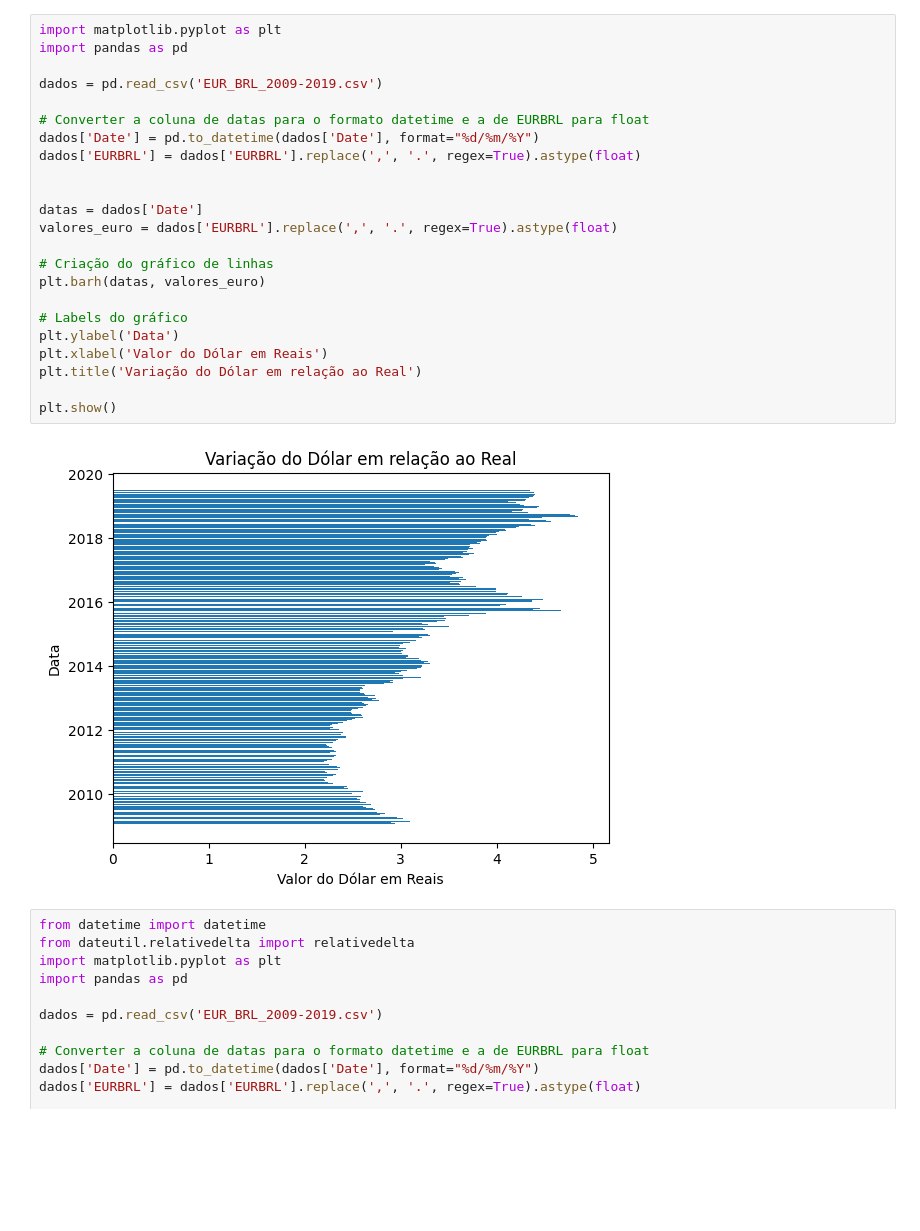
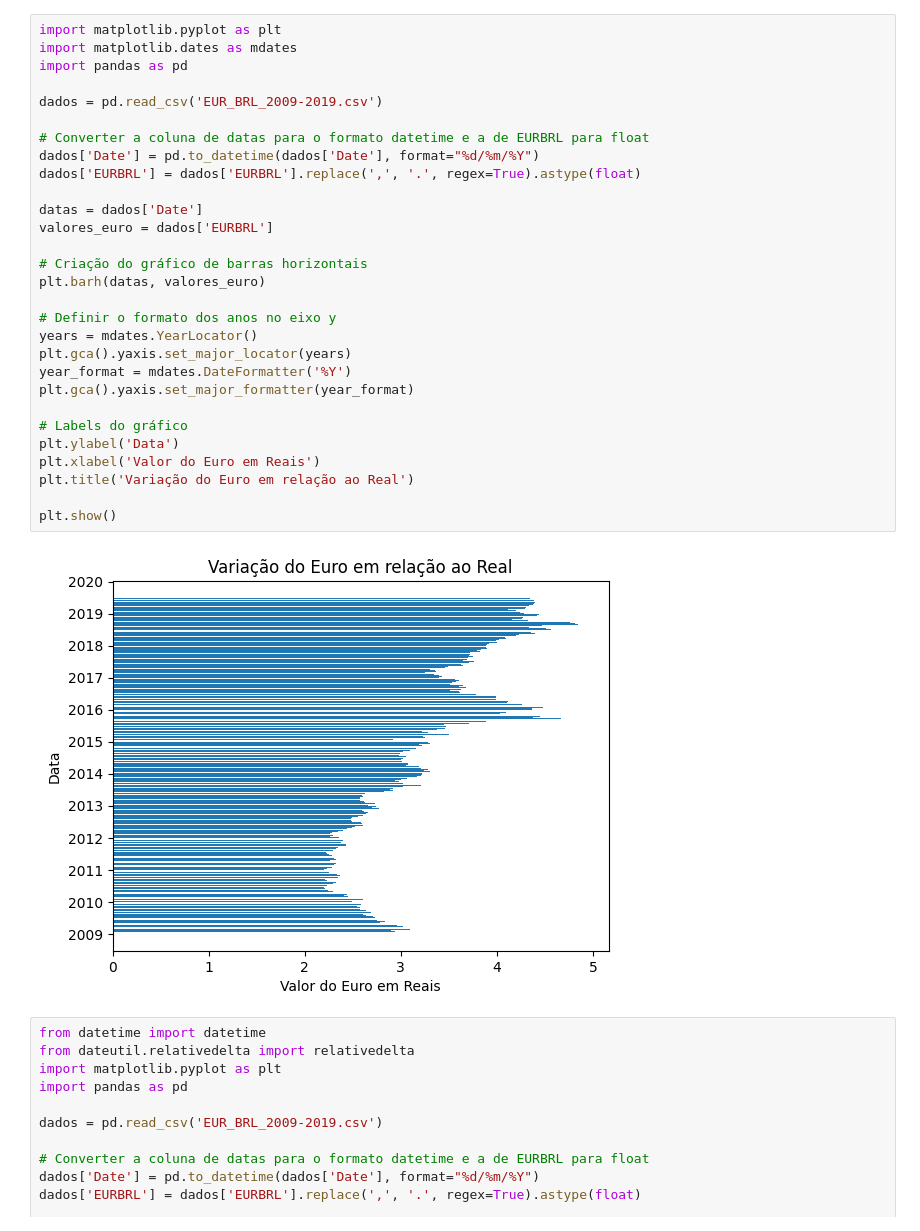
Before and after one commit to raul-franca/py-visualisacao-info, a Jupyter notebook: raul_franca_30845718.ipynb, the cells around one changed output. Drawn from its saved outputs; the diff is of its cells as text; blank space fills up the shorter version.

```diff
--- a/raul_franca_30845718.ipynb
+++ b/raul_franca_30845718.ipynb
@@ -1,28 +1,34 @@
 # %%
 import matplotlib.pyplot as plt
+import matplotlib.dates as mdates
 import pandas as pd
 
 dados = pd.read_csv('EUR_BRL_2009-2019.csv')
 
 # Converter a coluna de datas para o formato datetime e a de EURBRL para float
 dados['Date'] = pd.to_datetime(dados['Date'], format="%d/%m/%Y")
 dados['EURBRL'] = dados['EURBRL'].replace(',', '.', regex=True).astype(float)
 
+datas = dados['Date']
+valores_euro = dados['EURBRL']
 
-datas = dados['Date']
-valores_euro = dados['EURBRL'].replace(',', '.', regex=True).astype(float)
+# Criação do gráfico de barras horizontais
+plt.barh(datas, valores_euro)
 
-# Criação do gráfico de linhas
-plt.barh(datas, valores_euro)
+# Definir o formato dos anos no eixo y
+years = mdates.YearLocator()
+plt.gca().yaxis.set_major_locator(years)
+year_format = mdates.DateFormatter('%Y')
+plt.gca().yaxis.set_major_formatter(year_format)
 
 # Labels do gráfico
 plt.ylabel('Data')
-plt.xlabel('Valor do Dólar em Reais')
-plt.title('Variação do Dólar em relação ao Real')
+plt.xlabel('Valor do Euro em Reais')
+plt.title('Variação do Euro em relação ao Real')
 
 plt.show()
 # %% [output]
-[figure, old version]
+[figure, new version]
 # %%
 from datetime import datetime
 from dateutil.relativedelta import relativedelta
```
Also changed, not shown: parts of 1 cell of this notebook.
